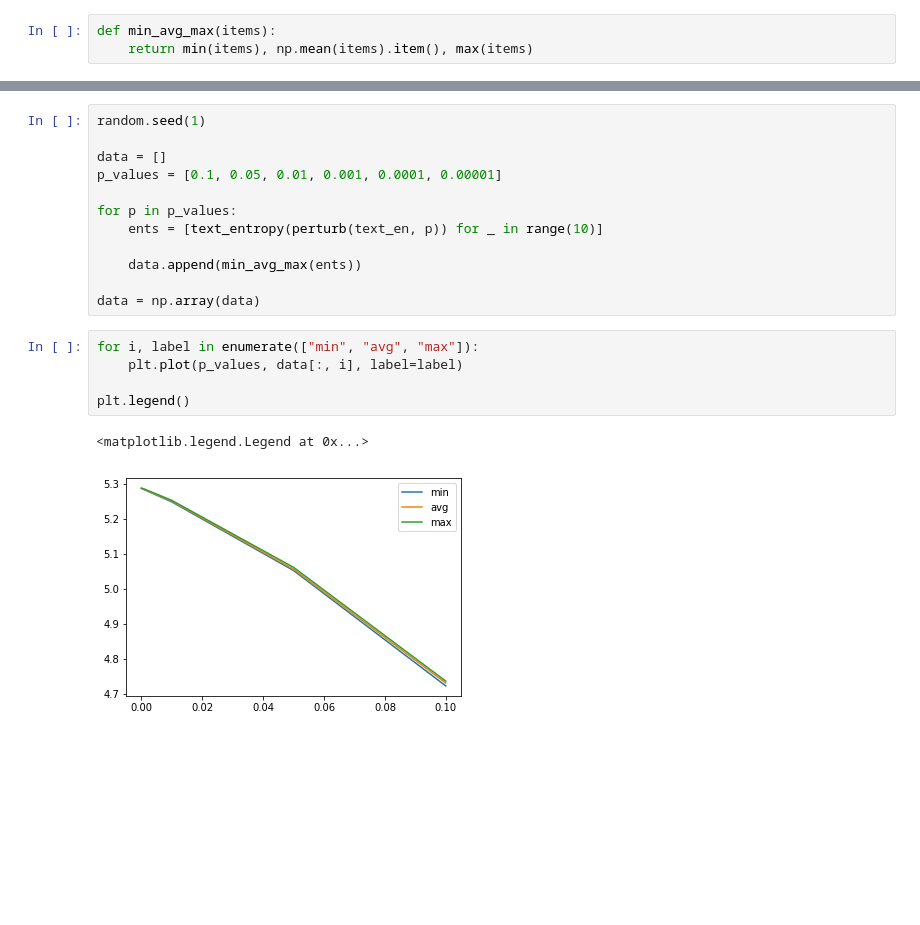
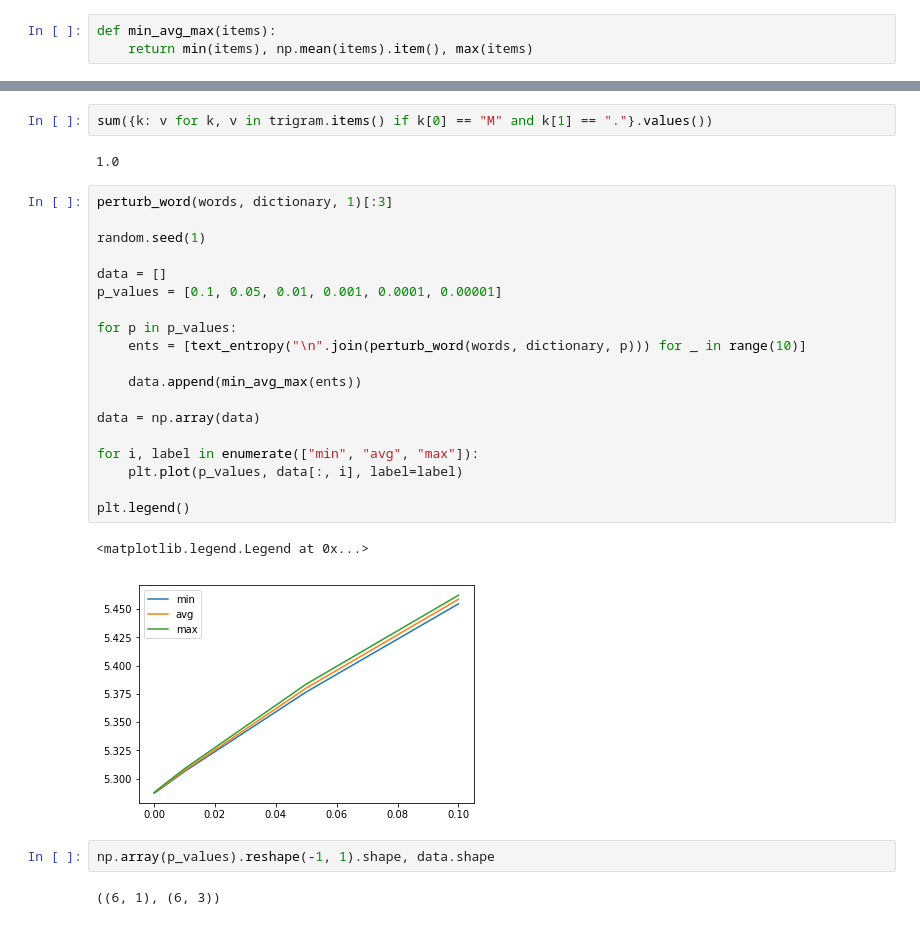
Before and after one commit to darthdeus/npfl097, a Jupyter notebook: NPFL067 Assignment - Exploring Entropy and Language Modeling.ipynb, the cells around one changed output, grey strips where cells are left out. Drawn from its saved outputs; the diff is of its cells as text; blank space fills up the shorter version.

```diff
--- a/NPFL067 Assignment - Exploring Entropy and Language Modeling.ipynb
+++ b/NPFL067 Assignment - Exploring Entropy and Language Modeling.ipynb
@@ -111,20 +214,30 @@ print(min_max_avg(ents))
+# %%
+sum({k: v for k, v in trigram.items() if k[0] == "M" and k[1] == "."}.values())
+# %% [output]
+1.0
 # %%
+perturb_word(words, dictionary, 1)[:3]
+
 random.seed(1)
 
 data = []
 p_values = [0.1, 0.05, 0.01, 0.001, 0.0001, 0.00001]
 
 for p in p_values:
-    ents = [text_entropy(perturb(text_en, p)) for _ in range(10)]
+    ents = [text_entropy("\n".join(perturb_word(words, dictionary, p))) for _ in range(10)]
 
     data.append(min_avg_max(ents))
 
 data = np.array(data)
+
+for i, label in enumerate(["min", "avg", "max"]):
+    plt.plot(p_values, data[:, i], label=label)
+
+plt.legend()
+# %% [output]
+<matplotlib.legend.Legend at 0x...>
+[figure, added]
-# %%
-for i, label in enumerate(["min", "avg", "max"]):
-    plt.plot(p_values, data[:, i], label=label)
-
-plt.legend()
-# %% [output]
-<matplotlib.legend.Legend at 0x...>
-[figure, removed]
+# %%
+np.array(p_values).reshape(-1, 1).shape, data.shape
+# %% [output]
+((6, 1), (6, 3))
```
Also changed, not shown: parts of 16 cells of this notebook.
